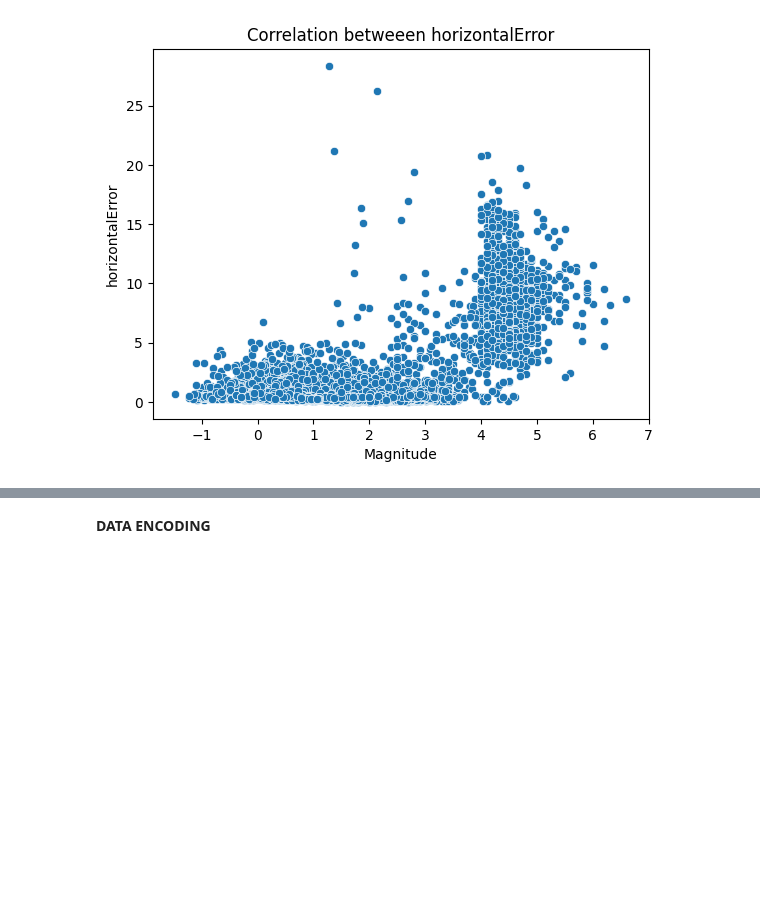
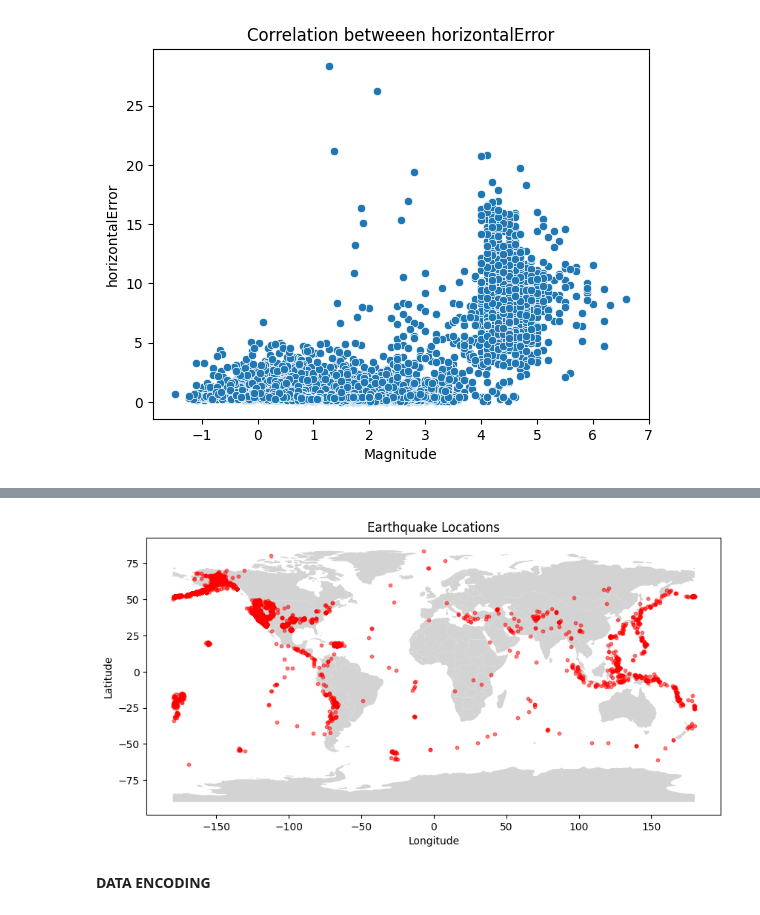
Before and after one commit to Mercymerine/Machine_Learning_1, a Jupyter notebook: cap_earthquake.ipynb, the cells around one changed output, grey strips where cells are left out. Drawn from its saved outputs; the diff is of its cells as text; code cells hidden in the pictures; blank space fills up the shorter version.

```diff
--- a/cap_earthquake.ipynb
+++ b/cap_earthquake.ipynb
@@ -534,0 +592,5 @@ plt.show()
+# %%
+#Converting to GeoDataFrame
+geometry = [Point(xy) for xy in zip(cleaned_earthquake['longitude'],cleaned_earthquake['latitude'])]
+geo_df = gdp.GeoDataFrame(cleaned_earthquake, geometry=geometry)
+geo_df.head()
@@ -534,0 +613,6 @@ plt.show()
+# %%
+columns_to_drop = ['latitude', 'longitude', 'depth',  'magType', 'gap',
+       'dmin', 'rms', 'horizontalError', 'depthError',
+       'magError', 'magNst', 'status', 'updated_date', 'duration_time' ]
+geo_df.drop(columns_to_drop, axis=1, inplace=True)
+geo_df.head()
@@ -534,0 +626,4 @@ plt.show()
+# %%
+columns_to_drop = ['nst']
+geo_df.drop(columns_to_drop, axis=1, inplace=True)
+geo_df.head()
@@ -535,3 +653,21 @@ plt.show()
+# %%
+# Plot the map
+fig, ax = plt.subplots(1, 1, figsize=(10, 6))
+world = gdp.read_file(gdp.datasets.get_path('naturalearth_lowres'))
+
+# Plot base map
+world.plot(ax=ax, color='lightgray')
+
+#Plot earthquake points
+geo_df.plot(ax=ax, markersize=10, color = 'red', alpha=0.5)
+
+# Customize and show the plot
+plt.title('Earthquake Locations')
+plt.xlabel('Longitude')
+plt.ylabel('Latitude')
+plt.show()
+# %% [output]
+[figure, added]
 # %% [markdown]
 **DATA ENCODING**
 # %%
```
Also changed, not shown: parts of 21 cells of this notebook.
